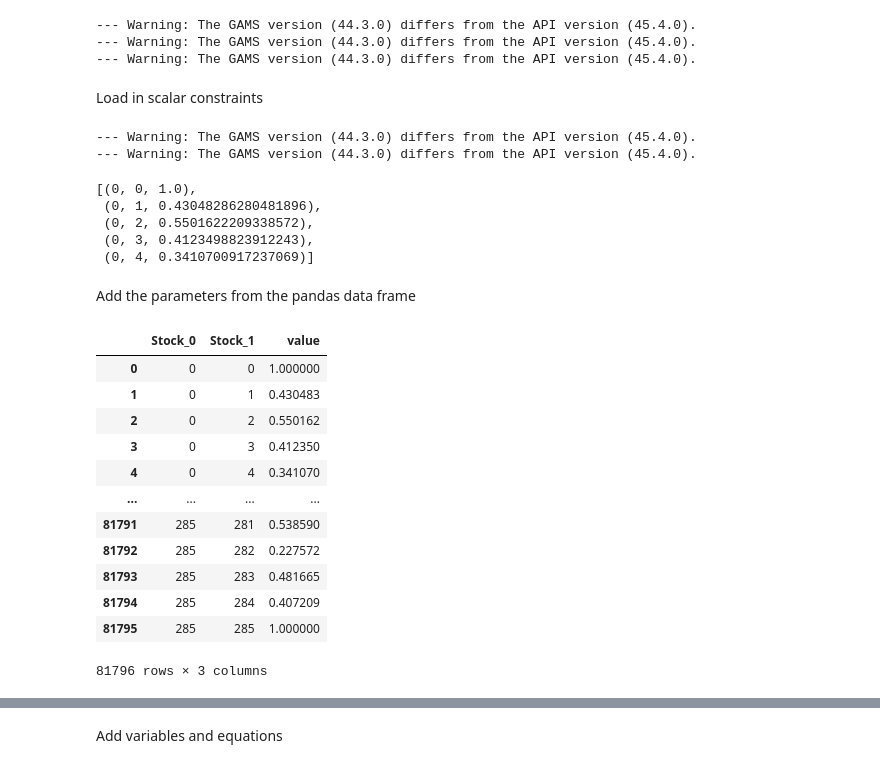
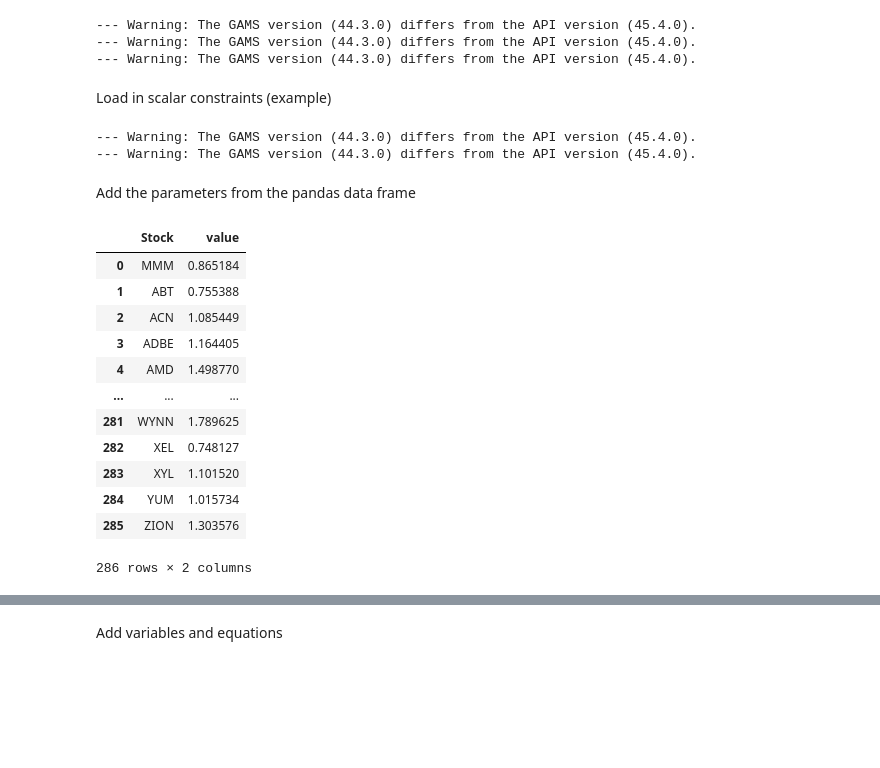
Before and after one commit to hproloff/final_proj_cs524, a Jupyter notebook: extra/project.ipynb, the cells around one changed output, grey strips where cells are left out. Drawn from its saved outputs; the diff is of its cells as text; code cells hidden in the pictures; blank space fills up the shorter version.

```diff
--- a/extra/project.ipynb
+++ b/extra/project.ipynb
@@ -24,6 +69,9 @@
 import gams
 import numpy as np
 import pandas as pd
+import matplotlib.pyplot as plt
+from mpl_toolkits.mplot3d import Axes3D
+
 
 # Reading in file data
 stock_data_spy = pd.read_csv("complete_stock_data_SPY.csv")
@@ -42,7 +90,7 @@ years = (stock_data_spy.index[-1] - stock_data_spy.index[0]).days / 365.25
 annualized_avg_return = ((stock_data_spy.iloc[-1] / stock_data_spy.iloc[0]) ** (1/years)) - 1
 
 # Annualized Volatility
-annualized_volatility = weekly_returns.std() * (52 ** 0.5)
+weekly_volatility = weekly_returns.std()
 
 # Beta Values
 cov_matrix = weekly_returns.cov()
@@ -52,7 +100,7 @@ beta_values = cov_matrix.loc[:, 'SPY'] / market_variance
 # Compiling the data
 data_metrics = pd.DataFrame({
     'Annualized Average Return': annualized_avg_return,
-    'Annualized Volatility': annualized_volatility,
+    'Weekly Volatility': weekly_volatility,
     'Beta Value': beta_values
 })
 
@@ -72,11 +120,11 @@ complete_data.head()
 # %%
 sector_stats = complete_data.groupby(stock_sectors.columns[0]).agg({
     'Annualized Average Return': 'mean',
-    'Annualized Volatility': 'mean',
+    'Weekly Volatility': 'mean',
     'Beta Value': 'mean'
 }).rename(columns={
     'Annualized Average Return': 'Average Return',
-    'Annualized Volatility': 'Average Volatility',
+    'Weekly Volatility': 'Average Volatility',
     'Beta Value': 'Average Beta'
 })
 
@@ -116,12 +174,12 @@ np.random.seed(42)
 # Calculating new expected return for each asset
 final_stocks = complete_data.copy()
 final_stocks['expected_return'] = final_stocks['Sector Average Return'] + \
-                                  np.random.normal(size=len(final_stocks)) * final_stocks['Sector Average Volatility'] / 10
+                                  np.random.normal(size=len(final_stocks)) * final_stocks['Sector Average Volatility']
 
 # Selecting and renaming the required columns
-final_stocks = final_stocks[['expected_return', 'Annualized Volatility', 'Beta Value', ' Sector']]
+final_stocks = final_stocks[['expected_return', 'Weekly Volatility', 'Beta Value', ' Sector']]
 final_stocks.rename(columns={
-    'Annualized Volatility': 'volatility',
+    'Weekly Volatility': 'volatility',
     'Beta Value': 'beta',
     ' Sector': ' Sector'
 }, inplace=True)
@@ -130,5 +188,5 @@ final_stocks.rename(columns={
 final_stocks['Sector_factor'] = pd.factorize(final_stocks[' Sector'])[0]
 
 final_stocks.index.name = 'Stock'
-final_stocks.index
+final_stocks
 # %% [output]
@@ -196,7 +278,7 @@ m = gams.exchange_container
 --- Warning: The GAMS version (44.3.0) differs from the API version (45.4.0).
 --- Warning: The GAMS version (44.3.0) differs from the API version (45.4.0).
 # %% [markdown]
-Load in scalar constraints
+Load in scalar constraints (example)
 # %%
 %%gams
 scalars
@@ -207,46 +289,36 @@ scalars
 # %% [output]
 --- Warning: The GAMS version (44.3.0) differs from the API version (45.4.0).
 --- Warning: The GAMS version (44.3.0) differs from the API version (45.4.0).
-# %%
-flattened_corr_matrix = [(row_index, col_index, corr_matrix.iloc[row_index, col_index])
-                         for row_index in range(len(corr_matrix))
-                         for col_index in range(len(corr_matrix.columns))]
-# final_stocks.index
-flattened_corr_matrix[0:5]
-# %% [output]
-[(0, 0, 1.0),
- (0, 1, 0.43048286280481896),
- (0, 2, 0.5501622209338572),
- (0, 3, 0.4123498823912243),
- (0, 4, 0.3410700917237069)]
 # %% [markdown]
 Add the parameters from the pandas data frame
 # %%
 ticker = m.addSet('Stock', records=final_stocks.index)
 Sector_set = m.addSet('Sector', records=sector_stats.index)
 
 expected_return = m.addParameter('Expected_return', [ticker], records=final_stocks['expected_return'])
-volatility = m.addParameter('Volatility', [ticker], records=final_stocks['volatility'])
+standard_dev = m.addParameter('Standard_Dev', [ticker], records=final_stocks['volatility'])
 beta_v = m.addParameter('beta_v', [ticker], records=final_stocks['beta'])
 sector = m.addParameter('Sector_v', [ticker], records=final_stocks['Sector_factor'])
 
 portfolio = m.addVariable('Portfolio', 'positive', [ticker])
 portfolio_return = m.addVariable('Portfolio_return')
 
-CorrelationMatrix = m.addParameter('CorrelationMatrix', [ticker, ticker], records=flattened_corr_matrix)
+CorrelationMatrix = m.addParameter('CorrelationMatrix', [ticker, ticker])
 
-display(CorrelationMatrix.records)
+CorrelationMatrix.setRecords(gams.from2dim(corr_matrix))
+
+beta_v.records
 # %% [output]
-|  | Stock_0 | Stock_1 | value |
-| 0 | 0 | 0 | 1.000000 |
-| 1 | 0 | 1 | 0.430483 |
-| 2 | 0 | 2 | 0.550162 |
-| 3 | 0 | 3 | 0.412350 |
-| 4 | 0 | 4 | 0.341070 |
-| ... | ... | ... | ... |
-| 81791 | 285 | 281 | 0.538590 |
-| 81792 | 285 | 282 | 0.227572 |
-| 81793 | 285 | 283 | 0.481665 |
-| 81794 | 285 | 284 | 0.407209 |
-| 81795 | 285 | 285 | 1.000000 |
+|  | Stock | value |
+| 0 | MMM | 0.865184 |
+| 1 | ABT | 0.755388 |
+| 2 | ACN | 1.085449 |
+| 3 | ADBE | 1.164405 |
+| 4 | AMD | 1.498770 |
+| ... | ... | ... |
+| 281 | WYNN | 1.789625 |
+| 282 | XEL | 0.748127 |
+| 283 | XYL | 1.101520 |
+| 284 | YUM | 1.015734 |
+| 285 | ZION | 1.303576 |
-81796 rows × 3 columns
+286 rows × 2 columns
```
Also changed, not shown: parts of 27 cells of this notebook.
